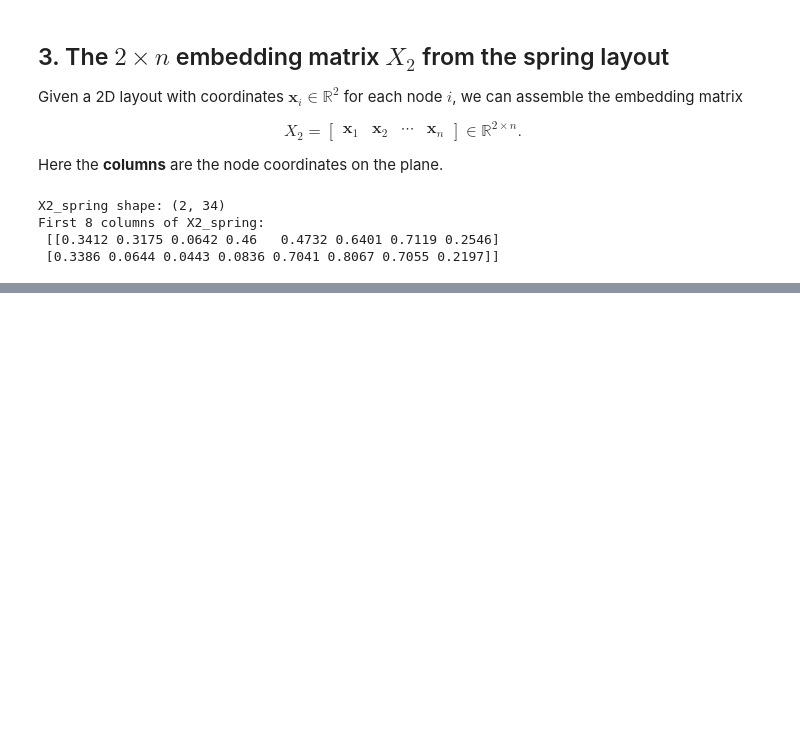
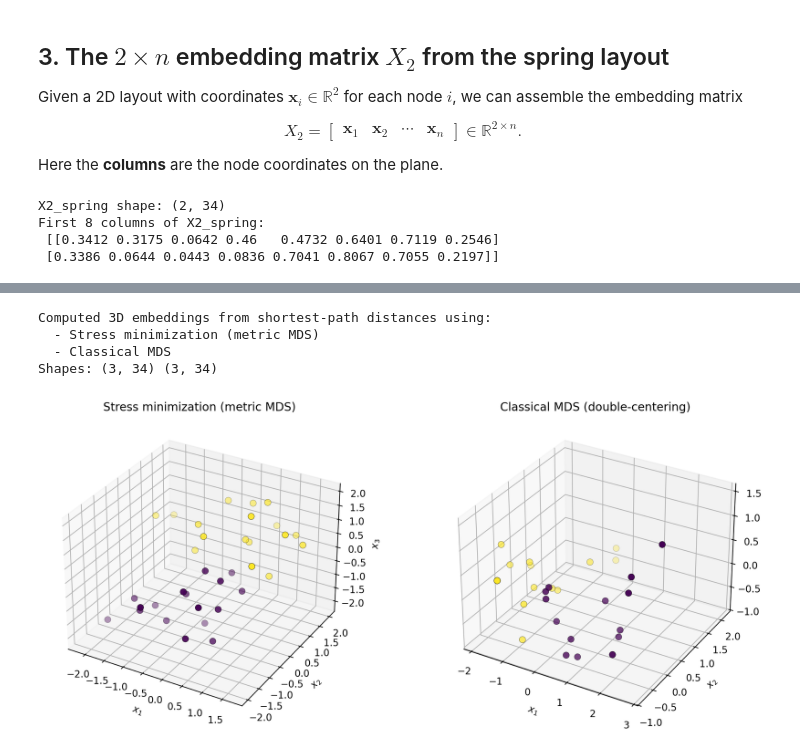
Before and after one commit to vmpreciado/DS4CN, a Jupyter notebook: karate_distance_based_embeddings.ipynb, the cells around one changed output, grey strips where cells are left out. Drawn from its saved outputs; the diff is of its cells as text; code cells hidden in the pictures; blank space fills up the shorter version.

```diff
--- a/karate_distance_based_embeddings.ipynb
+++ b/karate_distance_based_embeddings.ipynb
@@ -333,0 +385,46 @@ Next, we will study **clustering algorithms** that operate on these embeddings.
+# %%
+# ------------------------------------------------------------
+# 6.1 Compute 3D embeddings (shortest-path only)
+# ------------------------------------------------------------
+
+X3_stress_sp = stress_mds_embedding(D_sp, dim=3, seed=SEED)
+X3_cmds_sp   = classical_mds_embedding(D_sp, dim=3)
+
+print("Computed 3D embeddings from shortest-path distances using:")
+print("  - Stress minimization (metric MDS)")
+print("  - Classical MDS")
+print("Shapes:", X3_stress_sp.shape, X3_cmds_sp.shape)  # both should be (3, n)
+# %% [output]
+Computed 3D embeddings from shortest-path distances using:
+  - Stress minimization (metric MDS)
+  - Classical MDS
+Shapes: (3, 34) (3, 34)
+# %%
+# ------------------------------------------------------------
+# Compare the two 3D embeddings (shortest-path distance)
+# ------------------------------------------------------------
+
+fig = plt.figure(figsize=(12, 5), dpi=200)
+
+# ----- Panel 1: Stress MDS -----
+ax1 = fig.add_subplot(1, 2, 1, projection="3d")
+X = X3_stress_sp  # shape (3, n)
+ax1.scatter(X[0, :], X[1, :], X[2, :], c=node_colors, s=45, edgecolors="black", linewidths=0.3)
+ax1.set_title("Stress minimization (metric MDS)")
+ax1.set_xlabel(r"$x_1$")
+ax1.set_ylabel(r"$x_2$")
+ax1.set_zlabel(r"$x_3$")
+
+# ----- Panel 2: Classical MDS -----
+ax2 = fig.add_subplot(1, 2, 2, projection="3d")
+X = X3_cmds_sp  # shape (3, n)
+ax2.scatter(X[0, :], X[1, :], X[2, :], c=node_colors, s=45, edgecolors="black", linewidths=0.3)
+ax2.set_title("Classical MDS (double-centering)")
+ax2.set_xlabel(r"$x_1$")
+ax2.set_ylabel(r"$x_2$")
+ax2.set_zlabel(r"$x_3$")
+
+plt.tight_layout()
+plt.show()
+# %% [output]
+[figure, added]
```
Also changed, not shown: parts of 25 cells of this notebook.
